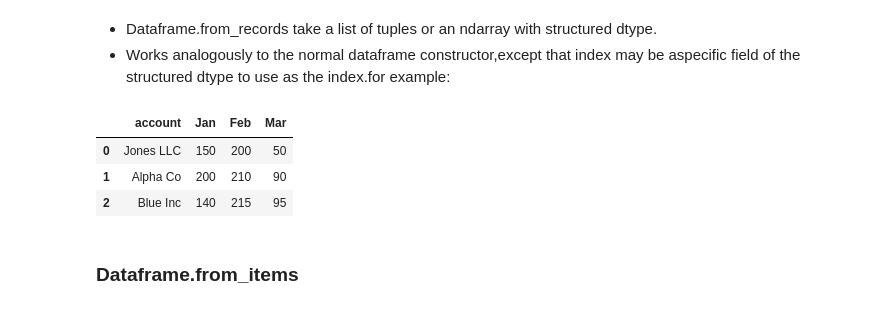
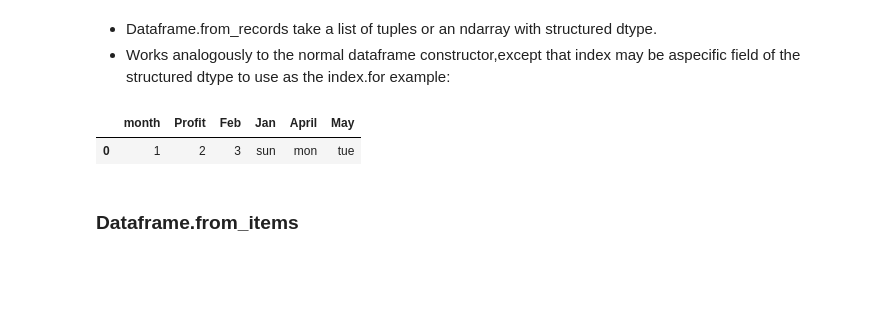
Before and after one commit to Marky115/Week1-Introduction_to_Python, a Jupyter notebook: Introduction_to_Python.ipynb, the cells around one changed output. Cells and saved outputs as stored; diff of their text form; code cells hidden in the pictures; blank space fills up the shorter version.

```diff
--- a/Introduction_to_Python.ipynb
+++ b/Introduction_to_Python.ipynb
@@ -1249,15 +1343,23 @@ df
 # %%
 sales = [('Jones LLC', 150, 200, 50),
      ('Alpha Co', 200, 210, 90),
      ('Blue Inc', 140, 215, 95)]
 labels = ['account', 'Jan', 'Feb', 'Mar']
 df = pd.DataFrame.from_records(sales, columns=labels)
 df
+
+
+#in this new example i did a tuple concatenation to make
+tuple1 = ('sun', 'mon', 'tue')
+tuple2 = (1, 2, 3)
+tuple3 = tuple2 + tuple1
+sales_varied = [tuple3]
+labels_varied = ['month', 'Profit', 'Feb', 'Jan', 'April', 'May']
+df_varied = pd.DataFrame.from_records(sales_varied, columns=labels_varied)
+df_varied
 # %% [output]
-|  | account | Jan | Feb | Mar |
-| 0 | Jones LLC | 150 | 200 | 50 |
-| 1 | Alpha Co | 200 | 210 | 90 |
-| 2 | Blue Inc | 140 | 215 | 95 |
+|  | month | Profit | Feb | Jan | April | May |
+| 0 | 1 | 2 | 3 | sun | mon | tue |
 # %% [markdown]
 ### Dataframe.from_items
 # %% [markdown]
```
Also changed, not shown: parts of 17 cells of this notebook.
